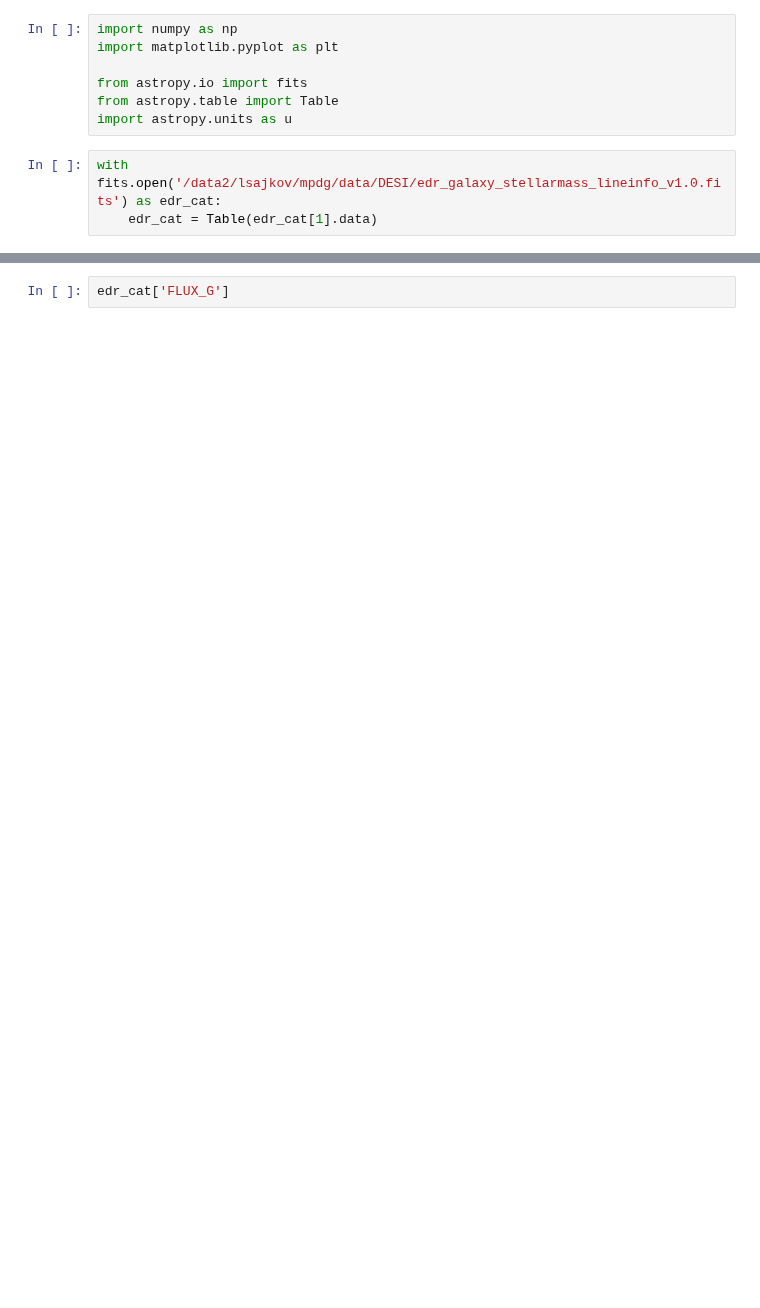
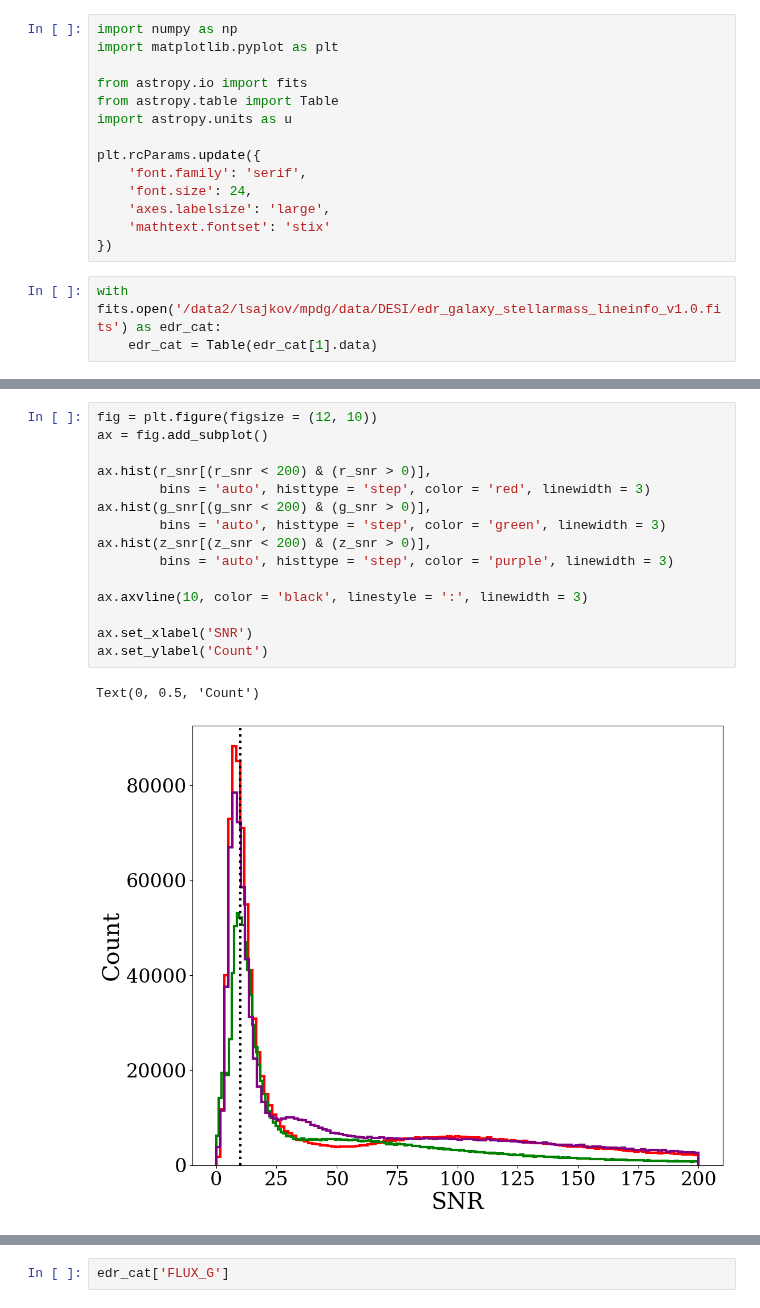
Before and after one commit to lsajkov/strw_mpdg, a Jupyter notebook: data_notebooks/DESI_catalog.ipynb, the cells around one changed output, grey strips where cells are left out. Drawn from its saved outputs; the diff is of its cells as text; blank space fills up the shorter version.

```diff
--- a/data_notebooks/DESI_catalog.ipynb
+++ b/data_notebooks/DESI_catalog.ipynb
@@ -5,6 +5,13 @@ import matplotlib.pyplot as plt
 from astropy.io import fits
 from astropy.table import Table
 import astropy.units as u
+
+plt.rcParams.update({
+    'font.family': 'serif',
+    'font.size': 24,
+    'axes.labelsize': 'large',
+    'mathtext.fontset': 'stix'
+})
 # %%
 with fits.open('/data2/lsajkov/mpdg/data/DESI/edr_galaxy_stellarmass_lineinfo_v1.0.fits') as edr_cat:
     edr_cat = Table(edr_cat[1].data)
@@ -29,0 +50,18 @@ Text(0.5, 0, '$r$-mag')
+# %%
+fig = plt.figure(figsize = (12, 10))
+ax = fig.add_subplot()
+
+ax.hist(r_snr[(r_snr < 200) & (r_snr > 0)],
+        bins = 'auto', histtype = 'step', color = 'red', linewidth = 3)
+ax.hist(g_snr[(g_snr < 200) & (g_snr > 0)],
+        bins = 'auto', histtype = 'step', color = 'green', linewidth = 3)
+ax.hist(z_snr[(z_snr < 200) & (z_snr > 0)],
+        bins = 'auto', histtype = 'step', color = 'purple', linewidth = 3)
+
+ax.axvline(10, color = 'black', linestyle = ':', linewidth = 3)
+
+ax.set_xlabel('SNR')
+ax.set_ylabel('Count')
+# %% [output]
+Text(0, 0.5, 'Count')
+[figure, added]
```
Also changed, not shown: parts of 15 cells of this notebook, 5 other files.
